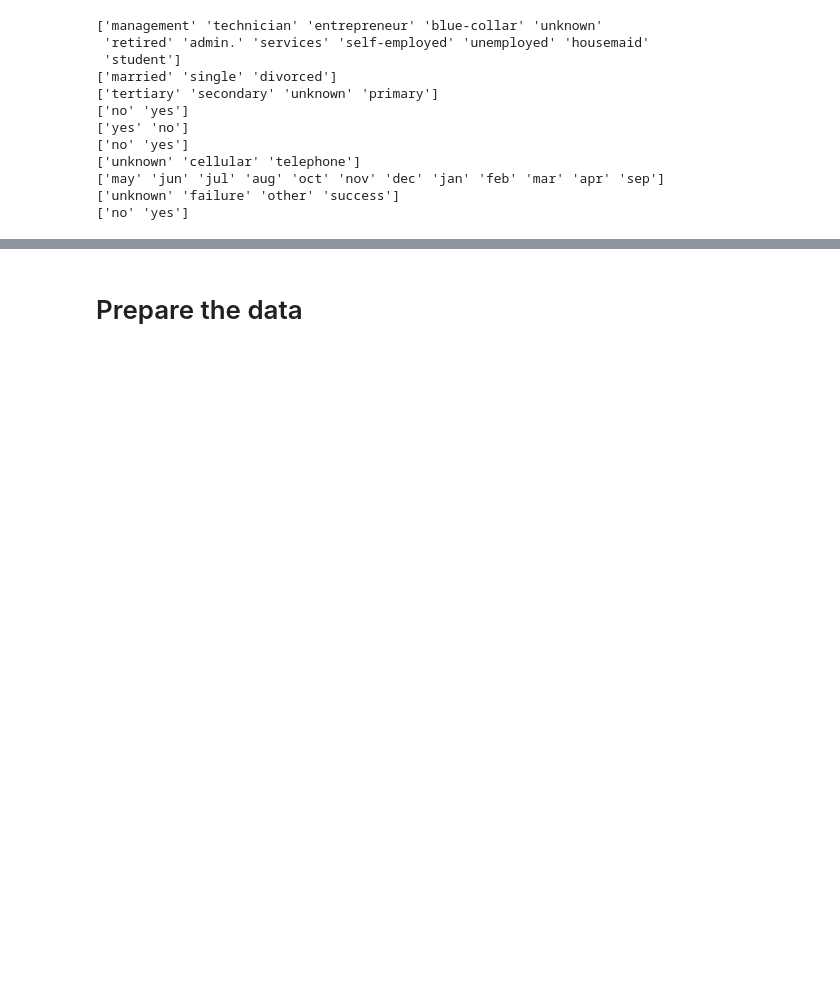
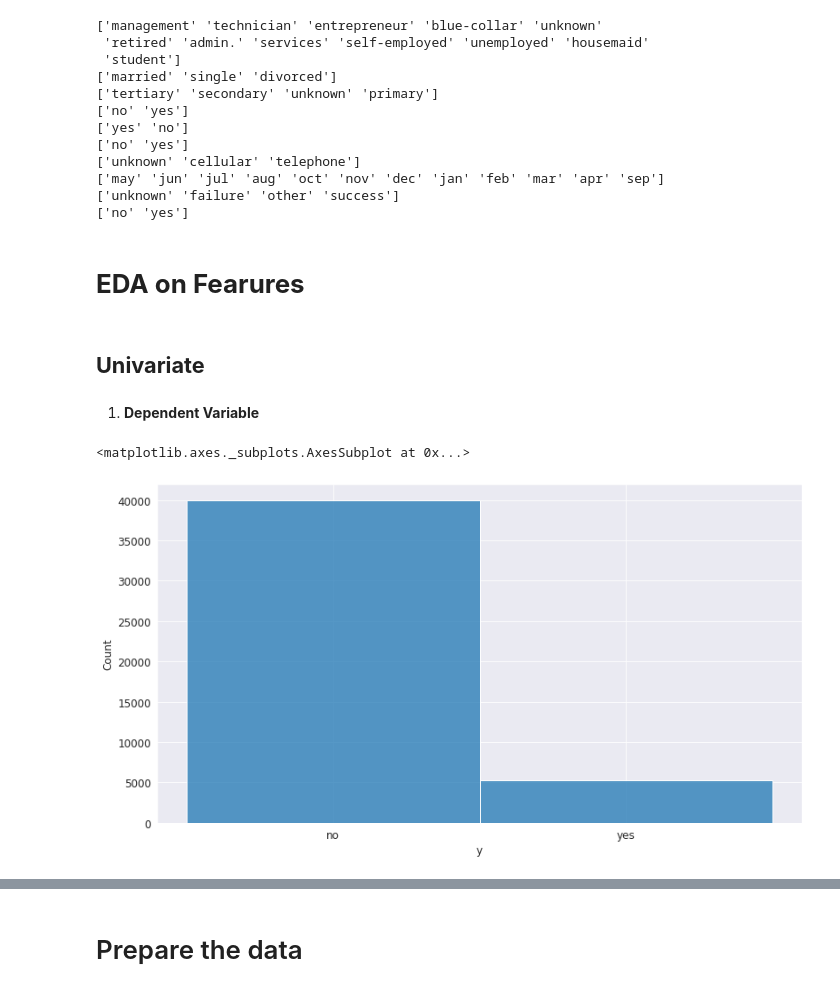
Before and after one commit to GODxFATHER/Bank-Marketing-Effectiveness-Prediction, a Jupyter notebook: Bank_Marketing_Effectiveness_Prediction_Capstone_Project.ipynb, the cells around one changed output, grey strips where cells are left out. Cells and saved outputs as stored; diff of their text form; code cells hidden in the pictures; blank space fills up the shorter version.

```diff
--- a/Bank_Marketing_Effectiveness_Prediction_Capstone_Project.ipynb
+++ b/Bank_Marketing_Effectiveness_Prediction_Capstone_Project.ipynb
@@ -173,3 +171,14 @@ for col in cat_f:
 ['may' 'jun' 'jul' 'aug' 'oct' 'nov' 'dec' 'jan' 'feb' 'mar' 'apr' 'sep']
 ['unknown' 'failure' 'other' 'success']
 ['no' 'yes']
+# %% [markdown]
+# **EDA on Fearures**
+# %% [markdown]
+## **Univariate**
+# %% [markdown]
+1. **Dependent Variable**
+# %%
+sns.histplot(df.y)
+# %% [output]
+<matplotlib.axes._subplots.AxesSubplot at 0x...>
+[figure, added]
```
Also changed, not shown: parts of 45 cells of this notebook.
